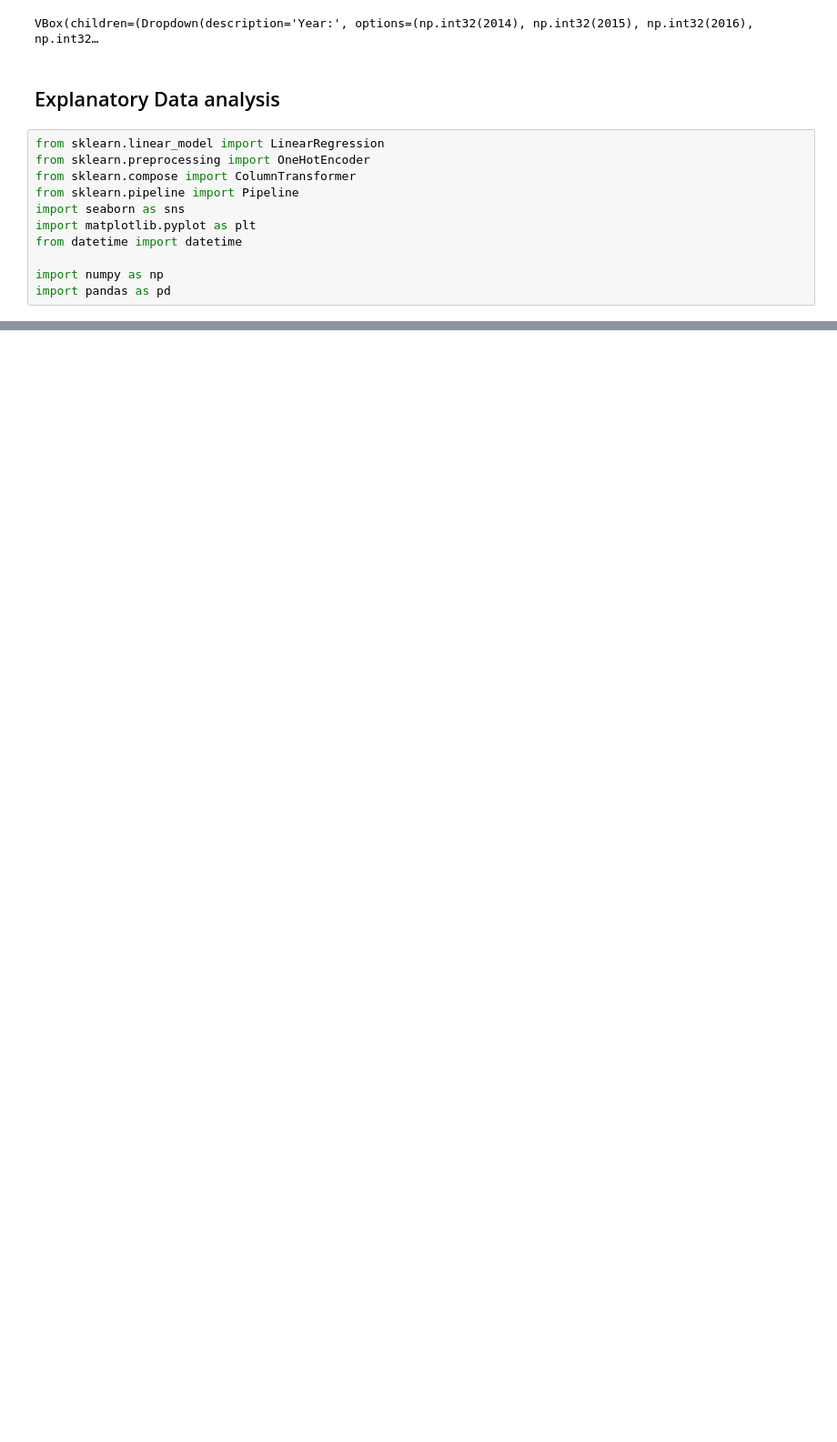
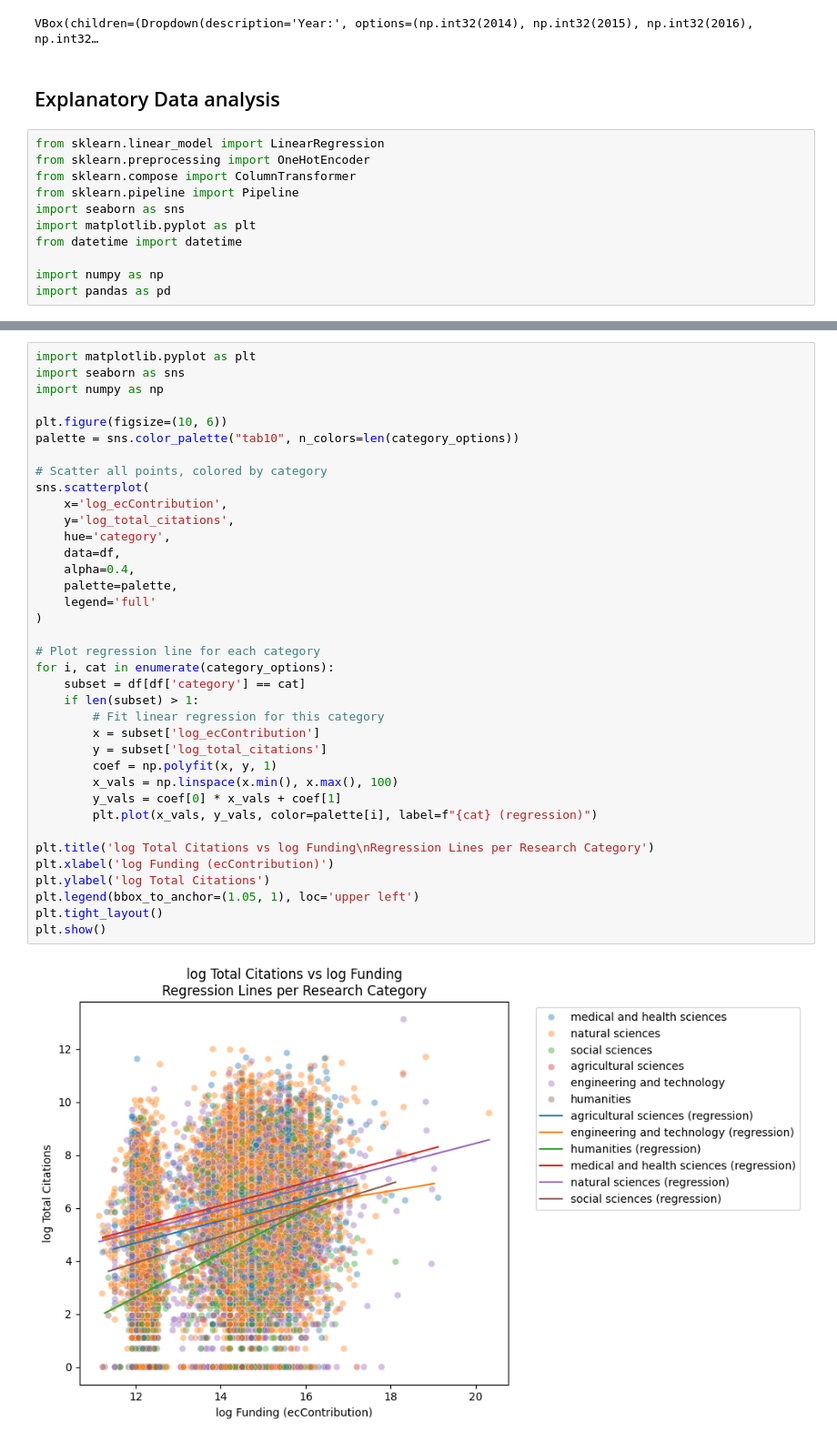
Before and after one commit to mariejatsun/Modern-Data-Analytics-, a Jupyter notebook: analyze.ipynb, the cells around one changed output, grey strips where cells are left out. Shown at 91% size. Cells and saved outputs as stored; diff of their text form; blank space fills up the shorter version.

Commit message:
regression works well Rsq 0.4

```diff
--- a/analyze.ipynb
+++ b/analyze.ipynb
@@ -1443,0 +1581,39 @@ Filtered dataset shape: (1878, 6)
+# %%
+import matplotlib.pyplot as plt
+import seaborn as sns
+import numpy as np
+
+plt.figure(figsize=(10, 6))
+palette = sns.color_palette("tab10", n_colors=len(category_options))
+
+# Scatter all points, colored by category
+sns.scatterplot(
+    x='log_ecContribution',
+    y='log_total_citations',
+    hue='category',
+    data=df,
+    alpha=0.4,
+    palette=palette,
+    legend='full'
+)
+
+# Plot regression line for each category
+for i, cat in enumerate(category_options):
+    subset = df[df['category'] == cat]
+    if len(subset) > 1:
+        # Fit linear regression for this category
+        x = subset['log_ecContribution']
+        y = subset['log_total_citations']
+        coef = np.polyfit(x, y, 1)
+        x_vals = np.linspace(x.min(), x.max(), 100)
+        y_vals = coef[0] * x_vals + coef[1]
+        plt.plot(x_vals, y_vals, color=palette[i], label=f"{cat} (regression)")
+
+plt.title('log Total Citations vs log Funding\nRegression Lines per Research Category')
+plt.xlabel('log Funding (ecContribution)')
+plt.ylabel('log Total Citations')
+plt.legend(bbox_to_anchor=(1.05, 1), loc='upper left')
+plt.tight_layout()
+plt.show()
+# %% [output]
+[figure, added]
```
Also changed, not shown: parts of 8 cells of this notebook, 1 other file.
